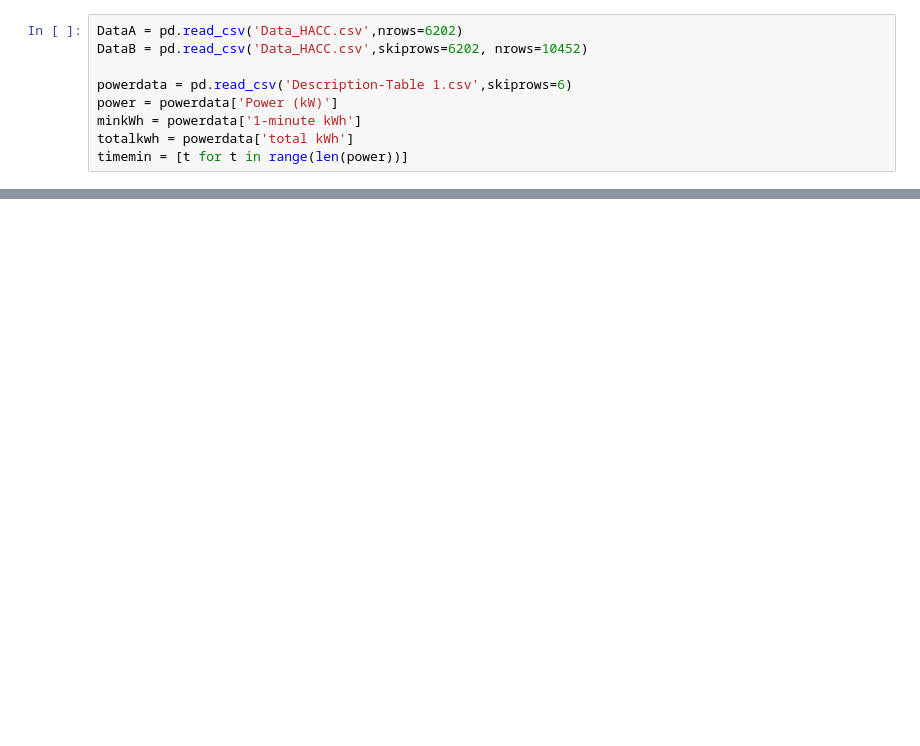
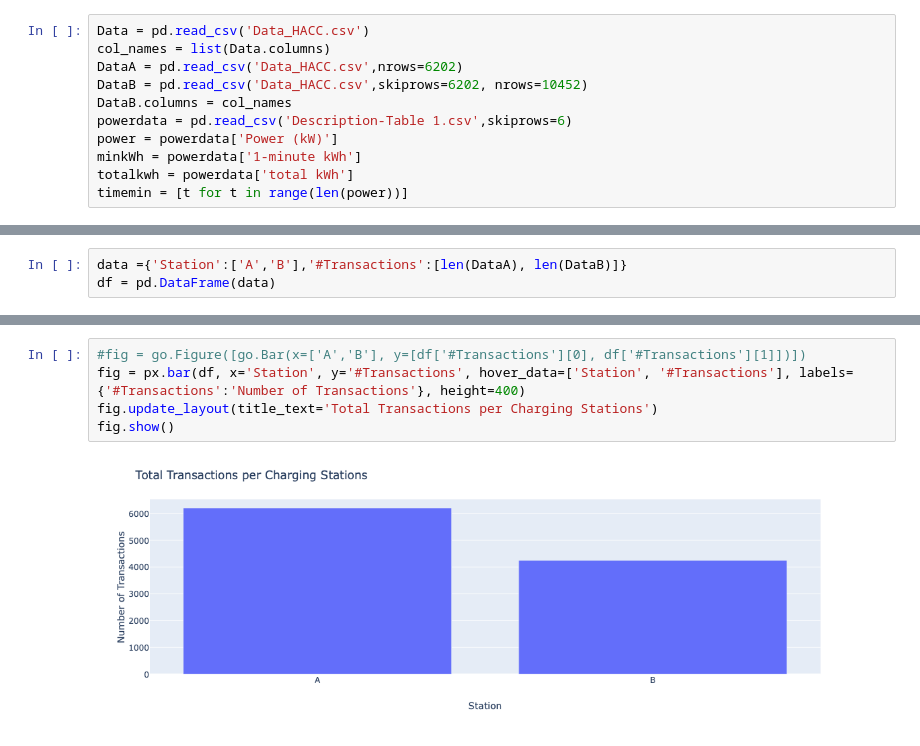
Before and after one commit to cjfelixx/HECO-Charging-Analysis, a Jupyter notebook: energy-heco/HECO_Dataanalysis.ipynb, the cells around one changed output, grey strips where cells are left out. Saved outputs shown, nothing was run; the diff lists cells and outputs as text; blank space fills up the shorter version.

```diff
--- a/energy-heco/HECO_Dataanalysis.ipynb
+++ b/energy-heco/HECO_Dataanalysis.ipynb
@@ -8,7 +10,9 @@ import plotly.express as px
 # %%
+Data = pd.read_csv('Data_HACC.csv')
+col_names = list(Data.columns)
 DataA = pd.read_csv('Data_HACC.csv',nrows=6202)
 DataB = pd.read_csv('Data_HACC.csv',skiprows=6202, nrows=10452)
-
+DataB.columns = col_names
 powerdata = pd.read_csv('Description-Table 1.csv',skiprows=6)
 power = powerdata['Power (kW)']
 minkWh = powerdata['1-minute kWh']
@@ -16,0 +92,3 @@ timemin = [t for t in range(len(power))]
+# %%
+data ={'Station':['A','B'],'#Transactions':[len(DataA), len(DataB)]}
+df = pd.DataFrame(data)
@@ -52,0 +169,7 @@ fig.show()
+# %%
+#fig = go.Figure([go.Bar(x=['A','B'], y=[df['#Transactions'][0], df['#Transactions'][1]])])
+fig = px.bar(df, x='Station', y='#Transactions', hover_data=['Station', '#Transactions'], labels={'#Transactions':'Number of Transactions'}, height=400)
+fig.update_layout(title_text='Total Transactions per Charging Stations')
+fig.show()
+# %% [output]
+[figure, added]
```
Also changed, not shown: parts of 15 cells of this notebook.
